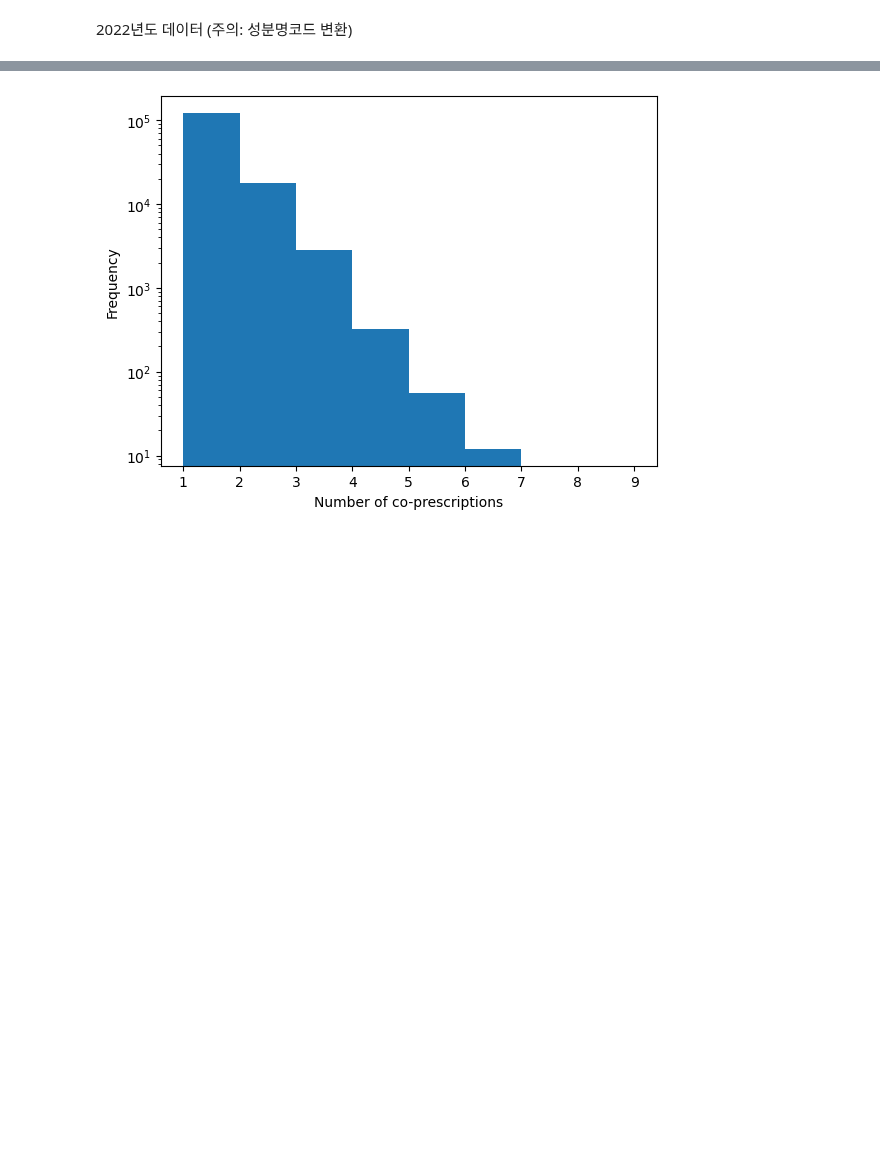
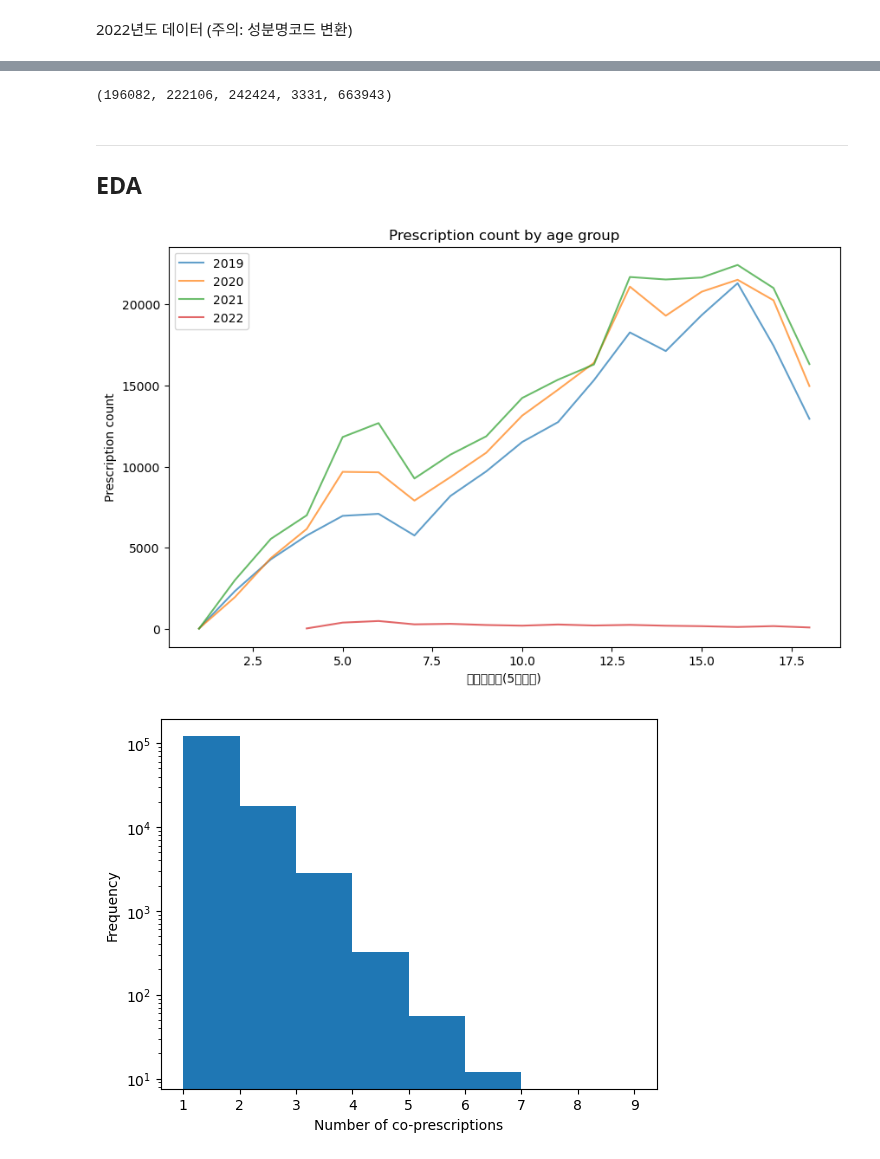
Before and after one commit to YuHan-J-Nam/Drug_Coprescription_Network_Analysis, a Jupyter notebook: medicine_filtering.ipynb, the cells around one changed output, grey strips where cells are left out. Drawn from its saved outputs; the diff is of its cells as text; code cells hidden in the pictures; blank space fills up the shorter version.

```diff
--- a/medicine_filtering.ipynb
+++ b/medicine_filtering.ipynb
@@ -171,0 +123,9 @@ plt.show()
+# %%
+# 모든 데이터를 같이 불러옵니다.
+df_2017 = pd.read_csv('./data/antidepressant_prescription_2017.csv')
+df_2018 = pd.read_csv('./data/antidepressant_prescription_2018.csv')
+df_2019 = pd.read_csv('./data/antidepressant_prescription_2019.csv')
+df_2020 = pd.read_csv('./data/antidepressant_prescription_2020.csv')
+df_2021 = pd.read_csv('./data/antidepressant_prescription_2021.csv')
+# df_2022 = pd.read_csv('./data/antidepressant_prescription_2022.csv')
+# df_2023 = pd.read_csv('./data/antidepressant_prescription_2023.csv')
@@ -171,0 +143,8 @@ plt.show()
+# %%
+# 17, 18, 19, 20, 21년도의 주성분코드를 ATC코드로 변환합니다
+columns = df_2017.columns
+for df_year, year in zip([df_2017, df_2018, df_2019, df_2020, df_2021], ['2017', '2018', '2019', '2020', '2021']):
+    df_year.columns = columns  # 컬럼명을 통일합니다.
+    df_year['ATC코드'] = df_year['약품일반성분명코드'].map(ad_mapping.set_index('MI_code')['ATC_code'])
+    print(f"{year} 매핑 실패 개수: {df_year['ATC코드'].isnull().sum()}")
+    # df_year.drop(['약품일반성분명코드', '단가', '금액', '데이터 공개일자'], axis=1, inplace=True)
@@ -171,0 +191,3 @@ plt.show()
+# %%
+# 컬럼명을 통일합니다
+df_2022.rename(columns={'약품일반성분명코드(ATC코드)': 'ATC코드'}, inplace=True)
@@ -171,0 +200,10 @@ plt.show()
+# %%
+# 2022년 데이터를 다른 연도에 동일한 형식으로 맞춥니다.
+pop_atc = df_2022.pop('ATC코드')
+df_2022['ATC코드'] = pop_atc
+
+df_2022.columns = df_2019.columns
+
+# 모든 데이터를 합칩니다.
+df = pd.concat([df_2019, df_2020, df_2021, df_2022])
+df.head()
@@ -172,3 +217,22 @@ plt.show()
+# %%
+len(df_2019), len(df_2020), len(df_2021), len(df_2022), len(df)
+# %% [output]
+(196082, 222106, 242424, 3331, 663943)
+# %% [markdown]
+---
+## EDA
+# %%
+# 각 연령대별 처방전 수를 기준년도별로 시각화합니다
+plt.figure(figsize=(10, 6))
+for year in df['기준년도'].unique():
+    df_year = df[df['기준년도'] == year]
+    df_year.groupby('연령대코드(5세단위)')['처방내역일련번호'].count().plot(kind='line', alpha=0.7, label=year)
+plt.title('Prescription count by age group')
+plt.ylabel('Prescription count')
+plt.legend()
+plt.show()
+# %% [output]
+[figure, added]
 # %%
 # 처방내역일련번호으로 그룹화하여 같이 처방된 약품의 개수를 세어봅니다.
 prescription_counts = df.groupby('처방내역일련번호').size()
```
Also changed, not shown: parts of 39 cells of this notebook, 1 other file.
